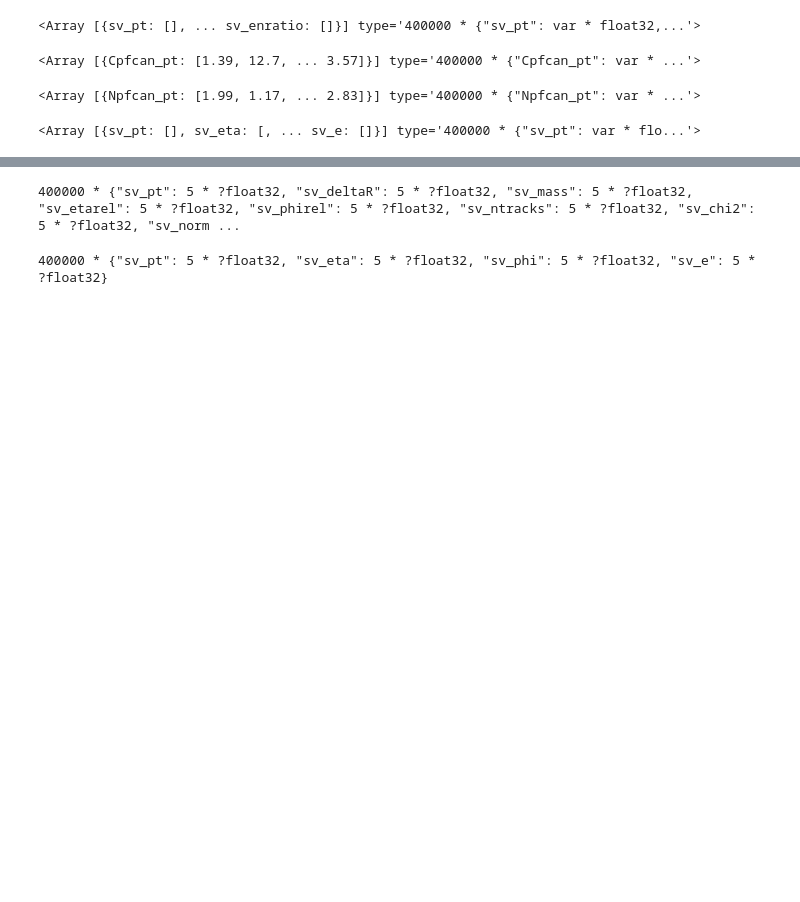
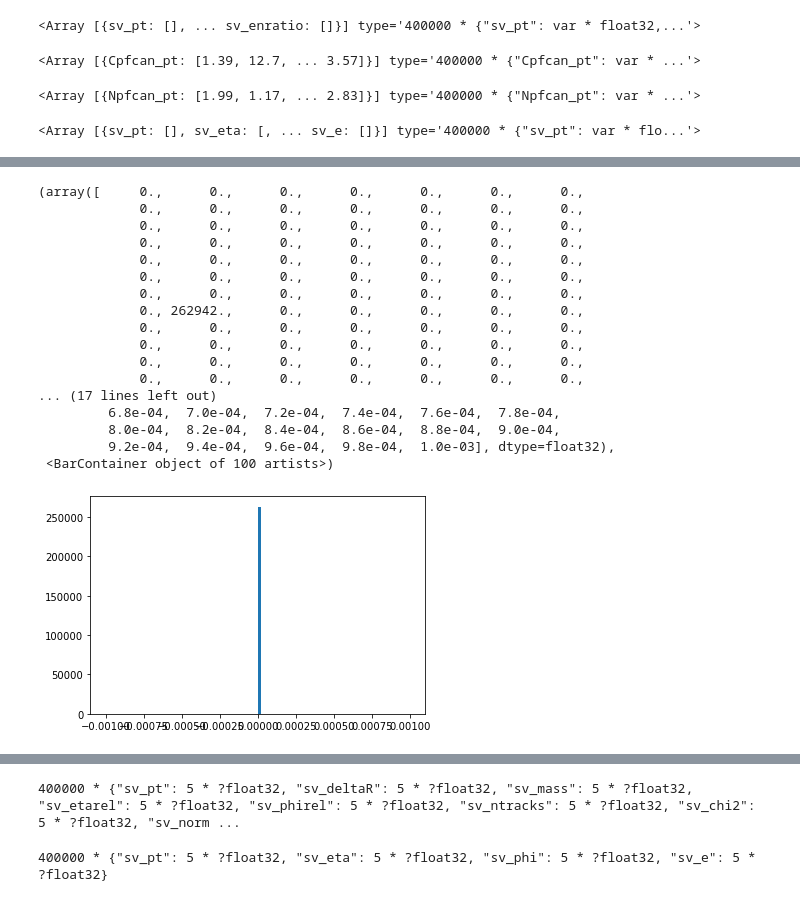
Before and after one commit to AnnikaStein/DeepJet, a Jupyter notebook: ParT/calculate_epsilon.ipynb, the cells around one changed output, grey strips where cells are left out. Drawn from its saved outputs; the diff is of its cells as text; code cells hidden in the pictures; blank space fills up the shorter version.

```diff
--- a/ParT/calculate_epsilon.ipynb
+++ b/ParT/calculate_epsilon.ipynb
@@ -169,0 +253,21 @@ df_vtx_pts_clip = ak.pad_none(df_vtx_pts,5,clip=True)
+# %%
+plt.hist(glob_np[interesting_variable], bins=100, range=(-0.001,0.001))
+# %% [output]
+(array([     0.,      0.,      0.,      0.,      0.,      0.,      0.,
+             0.,      0.,      0.,      0.,      0.,      0.,      0.,
+             0.,      0.,      0.,      0.,      0.,      0.,      0.,
+             0.,      0.,      0.,      0.,      0.,      0.,      0.,
+             0.,      0.,      0.,      0.,      0.,      0.,      0.,
+             0.,      0.,      0.,      0.,      0.,      0.,      0.,
+             0.,      0.,      0.,      0.,      0.,      0.,      0.,
+             0., 262942.,      0.,      0.,      0.,      0.,      0.,
+             0.,      0.,      0.,      0.,      0.,      0.,      0.,
+             0.,      0.,      0.,      0.,      0.,      0.,      0.,
+             0.,      0.,      0.,      0.,      0.,      0.,      0.,
+             0.,      0.,      0.,      0.,      0.,      0.,      0.,
+... (17 lines left out)
+         6.8e-04,  7.0e-04,  7.2e-04,  7.4e-04,  7.6e-04,  7.8e-04,
+         8.0e-04,  8.2e-04,  8.4e-04,  8.6e-04,  8.8e-04,  9.0e-04,
+         9.2e-04,  9.4e-04,  9.6e-04,  9.8e-04,  1.0e-03], dtype=float32),
+ <BarContainer object of 100 artists>)
+[figure, added]
```
Also changed, not shown: parts of 128 cells of this notebook, 10 other files.
